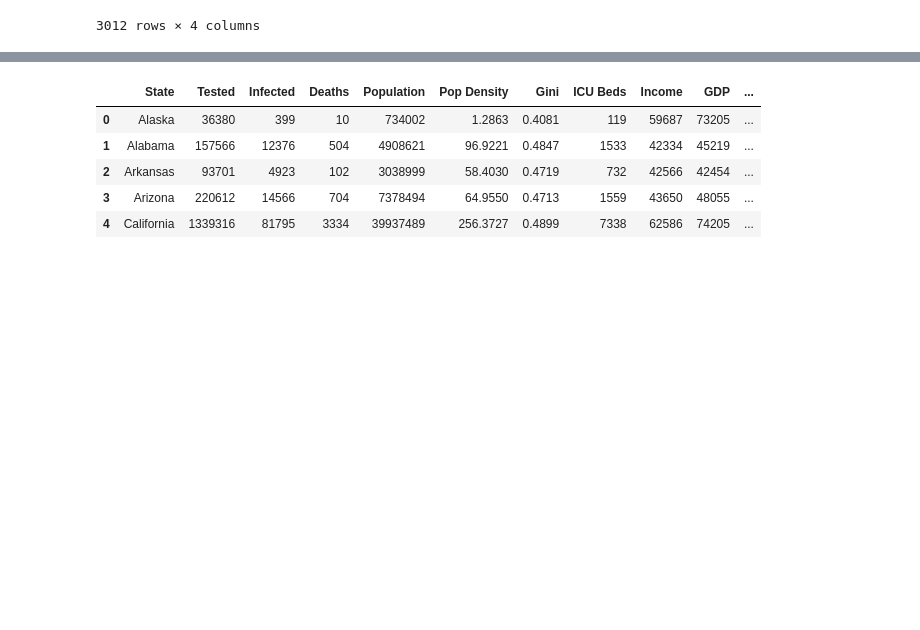
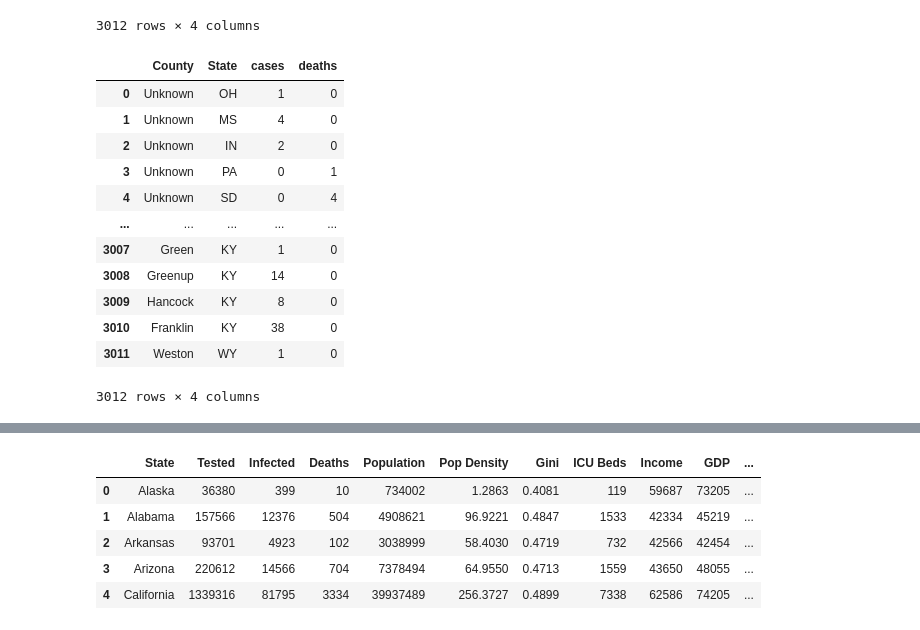
Before and after one commit to RHartley09/Project_1, a Jupyter notebook: TestFiles/Covid-Data-Import-CleanUp.ipynb, the cells around one changed output, grey strips where cells are left out. Cells and saved outputs as stored; diff of their text form; code cells hidden in the pictures; blank space fills up the shorter version.

```diff
--- a/TestFiles/Covid-Data-Import-CleanUp.ipynb
+++ b/TestFiles/Covid-Data-Import-CleanUp.ipynb
@@ -245,2 +248,18 @@ cov_counties2_df.to_csv("../clean_data/county_data_2.csv", index=False, header=T
+# %%
+cov_counties_2Redo_df
+# %% [output]
+|  | County | State | cases | deaths |
+| 0 | Unknown | OH | 1 | 0 |
+| 1 | Unknown | MS | 4 | 0 |
+| 2 | Unknown | IN | 2 | 0 |
+| 3 | Unknown | PA | 0 | 1 |
+| 4 | Unknown | SD | 0 | 4 |
+| ... | ... | ... | ... | ... |
+| 3007 | Green | KY | 1 | 0 |
+| 3008 | Greenup | KY | 14 | 0 |
+| 3009 | Hancock | KY | 8 | 0 |
+| 3010 | Franklin | KY | 38 | 0 |
+| 3011 | Weston | WY | 1 | 0 |
+3012 rows × 4 columns
 # %%
 # Merge two county DF's based on County and State columns
```
Also changed, not shown: parts of 5 cells of this notebook, 4 other files.
